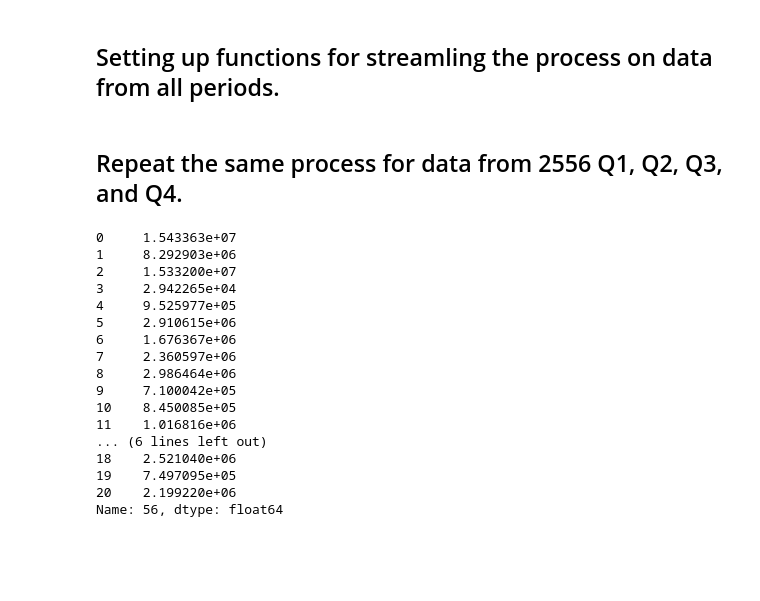
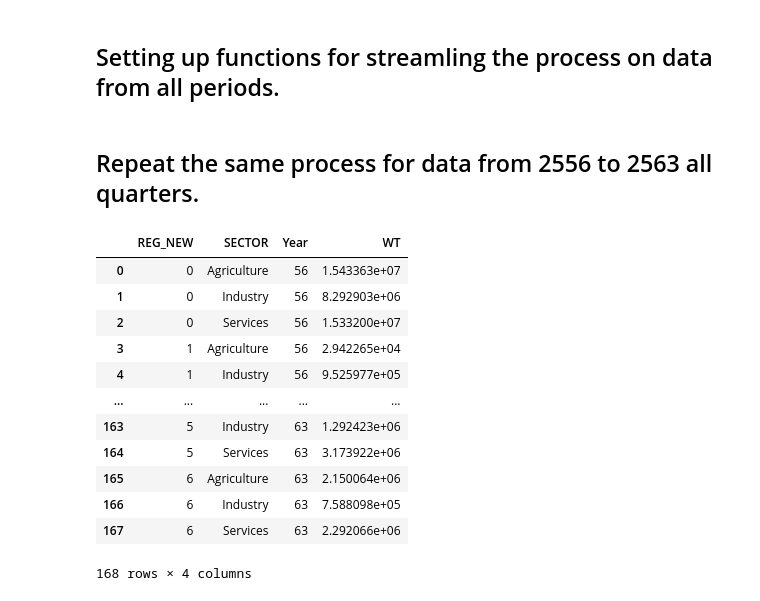
Before and after one commit to PhakphumJ/Thesis_code, a Jupyter notebook: LFS_code.ipynb, the cells around one changed output. Drawn from its saved outputs; the diff is of its cells as text; code cells hidden in the pictures; blank space fills up the shorter version.

Commit message:
Redefine Annualize. Successfully do things with all years.

```diff
--- a/LFS_code.ipynb
+++ b/LFS_code.ipynb
@@ -821,7 +821,7 @@ def TAB_EDU(LFS):
 
         return LFS_EDU_REG_TOTAL
 # %% [markdown]
-## Repeat the same process for data from 2556 Q1, Q2, Q3, and Q4.
+## Repeat the same process for data from 2556 to 2563 all quarters.
 # %%
 # Creating a dictionary to store tabulation results (dataframes).
 LFS_All_YEAR_ALL_AGE_SEC = {}
@@ -832,7 +832,7 @@ LFS_All_YEAR_MIDDLE_SEC = {}
 LFS_All_YEAR_OLD_AGE_SEC = {}
 
 ### Import Labor force survey
-list_year = [56]
+list_year = [56, 57, 58, 59, 60, 61, 62, 63]
 list_quarter = [1, 2, 3, 4]
 
 for year in list_year:
@@ -840,6 +840,21 @@ for year in list_year:
         filename = "D:\Onedrive-CEU\OneDrive - Central European University\CEU\Thesis\Thesis_code\Data\LFS\LFS" + str(year) + str(quarter) + ".SAV"
         Data_Time = "LFS_" + str(year) + "_Q" + str(quarter)
         LFS, meta = pyreadstat.read_sav(filename)
+
+        ### Rename to stable column names.
+        ## wt -> WT
+        LFS.rename(columns = {"wt": "WT"}, inplace = True)
+        ## Weight -> WT
+        LFS.rename(columns = {"Weight": "WT"}, inplace = True)
+        ## RE_WK -> WKCODE
+        LFS.rename(columns = {"RE_WK": "WKCODE"}, inplace = True)
+        ## RE_ED -> EDCODE
+        LFS.rename(columns = {"RE_ED": "EDCODE"}, inplace = True)
+        ## CWT -> CWD
+        LFS.rename(columns = {"CWT": "CWD"}, inplace = True)
+        ## INDUS -> INDUST
+        LFS.rename(columns = {"INDUS": "INDUST"}, inplace = True)
+
 
         ###### Apply created functions.
         ### Clean the data.
@@ -862,6 +877,8 @@ for year in list_year:
 # %%
 ### Create a function to annualize the quarterly data.
 def annualize(LFS_dict, column_name):
+    ## Create empty dictionary to store data in each year.
+    LFS_annual_data = {}
     for year in list_year:
         quarter = 1
         Value_all_Q = pd.DataFrame()
@@ -869,36 +886,45 @@ def annualize(LFS_dict, column_name):
             Data_Time = "LFS_" + str(year) + "_Q" + str(quarter)
             quarterly_data = LFS_dict[Data_Time]
 
-            ## Collect WT of each quarter.
+            ## Collect WT of each quarter as a column.
             Value_all_Q[Data_Time] = quarterly_data[column_name]
             ## Move to the next quarter.
             quarter += 1
 
         ## Average the quarterly data.
-        Value_all_Q[str(year)] = Value_all_Q.mean(axis = 1)
+        Value_all_Q[column_name] = Value_all_Q.mean(axis = 1)
+        ## Denote the year.
+        Value_all_Q["Year"] = year
 
-    return Value_all_Q[str(year)]
+        ## Concat with the original df to have regions and sectors/edu.
+        Value_all_Q = pd.concat([quarterly_data.iloc[:,0:2], Value_all_Q[["Year" ,column_name]]], axis = 1)
+
+        ## Store the annual data in the dictionary.
+        LFS_annual_data[str(year)] = Value_all_Q
+
+    return LFS_annual_data
 # %%
 ## Test the function.
-annualize(LFS_All_YEAR_ALL_AGE_SEC, "WT")
+All_YEAR_ALL_AGE_SEC_annual_num = annualize(LFS_All_YEAR_ALL_AGE_SEC, "WT")
-# %% [output]
-0     1.543363e+07
-1     8.292903e+06
-2     1.533200e+07
-3     2.942265e+04
-4     9.525977e+05
-5     2.910615e+06
-6     1.676367e+06
-7     2.360597e+06
-8     2.986464e+06
-9     7.100042e+05
-10    8.450085e+05
-11    1.016816e+06
-... (6 lines left out)
-18    2.521040e+06
-19    7.497095e+05
-20    2.199220e+06
-Name: 56, dtype: float64
+# %%
+### Concat each year's data into one dataframe.
+All_YEAR_ALL_AGE_SEC_annual_num_final = pd.concat(All_YEAR_ALL_AGE_SEC_annual_num.values(), ignore_index = True)
+# %%
+All_YEAR_ALL_AGE_SEC_annual_num_final
+# %% [output]
+|  | REG_NEW | SECTOR | Year | WT |
+| 0 | 0 | Agriculture | 56 | 1.543363e+07 |
+| 1 | 0 | Industry | 56 | 8.292903e+06 |
+| 2 | 0 | Services | 56 | 1.533200e+07 |
+| 3 | 1 | Agriculture | 56 | 2.942265e+04 |
+| 4 | 1 | Industry | 56 | 9.525977e+05 |
+| ... | ... | ... | ... | ... |
+| 163 | 5 | Industry | 63 | 1.292423e+06 |
+| 164 | 5 | Services | 63 | 3.173922e+06 |
+| 165 | 6 | Agriculture | 63 | 2.150064e+06 |
+| 166 | 6 | Industry | 63 | 7.588098e+05 |
+| 167 | 6 | Services | 63 | 2.292066e+06 |
+168 rows × 4 columns
 # %%
 annualize(LFS_All_YEAR_ALL_AGE_SEC, "Percentage")
 # %% [output]
```
Also changed, not shown: parts of 3 cells of this notebook.
